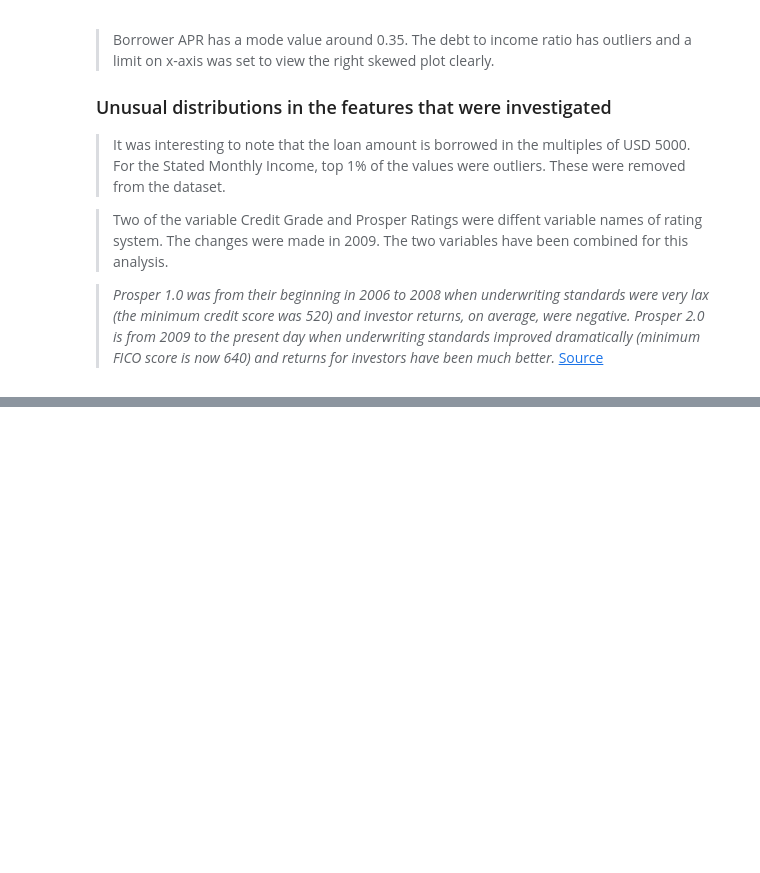
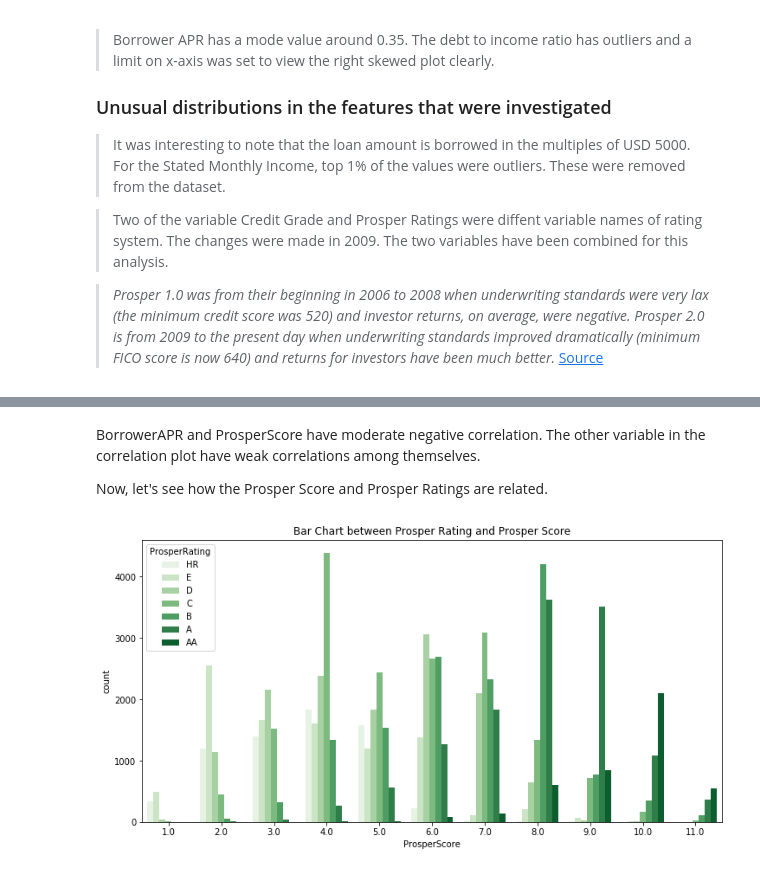
Before and after one commit to Aastha-Arora/prosper-loan-analysis, a Jupyter notebook: prosper_loan_exploration.ipynb, the cells around one changed output, grey strips where cells are left out. Cells and saved outputs as stored; diff of their text form; code cells hidden in the pictures; blank space fills up the shorter version.

```diff
--- a/prosper_loan_exploration.ipynb
+++ b/prosper_loan_exploration.ipynb
@@ -380,0 +396,11 @@ For the Stated Monthly Income, top 1% of the values were outliers. These were re
+# %% [markdown]
+BorrowerAPR and ProsperScore have moderate negative correlation. The other variable in the correlation plot have weak correlations among themselves.
+
+Now, let's see how the Prosper Score and Prosper Ratings are related.
+# %%
+# Bar Chart between two ordered categorical varibles
+plt.figure(figsize = [12, 6])
+sb.countplot(data = loan, hue = 'ProsperRating', x = 'ProsperScore', palette = 'Greens')\
+            .set_title('Bar Chart between Prosper Rating and Prosper Score');
+# %% [output]
+[figure, added]
```
Also changed, not shown: parts of 12 cells of this notebook.
